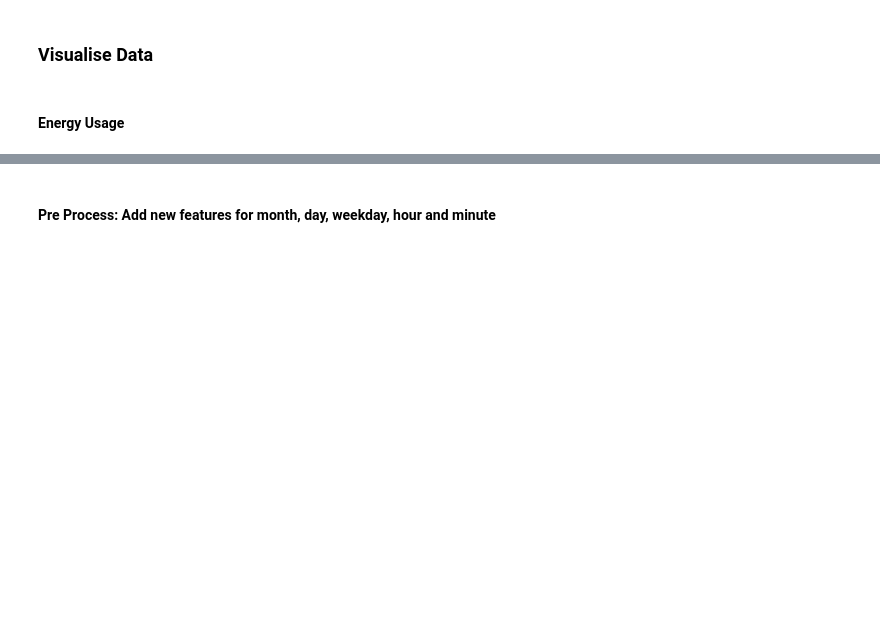
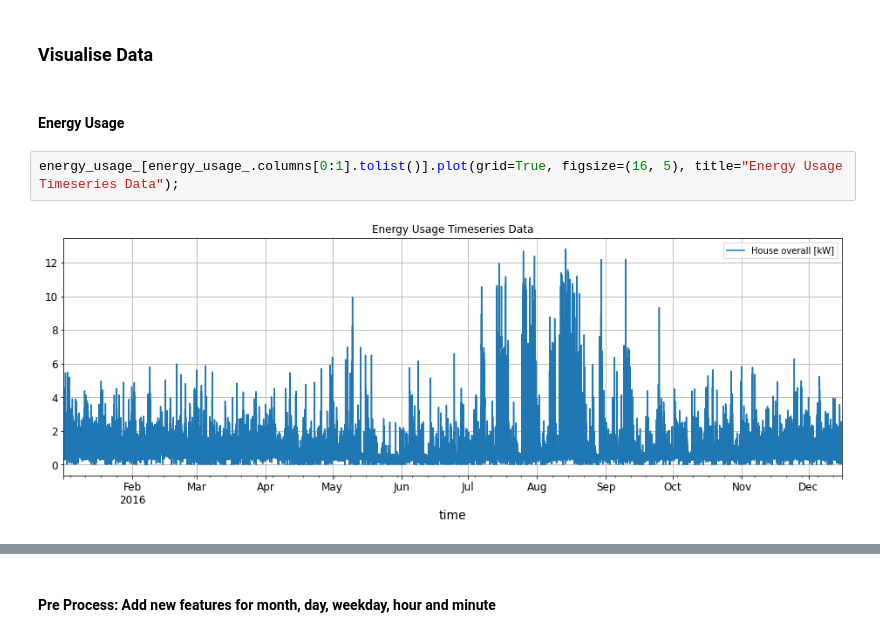
Before and after one commit to nivalf/Predict_Energy_Usage, a Jupyter notebook: predict_energy_usage.ipynb, the cells around one changed output, grey strips where cells are left out. Drawn from its saved outputs; the diff is of its cells as text; blank space fills up the shorter version.

```diff
--- a/predict_energy_usage.ipynb
+++ b/predict_energy_usage.ipynb
@@ -316,4 +313,8 @@ Temperature, apparentTemperature and dewPoint have high negative correlation (~
 ### Visualise Data
 # %% [markdown]
 #### Energy Usage
+# %%
+energy_usage_[energy_usage_.columns[0:1].tolist()].plot(grid=True, figsize=(16, 5), title="Energy Usage Timeseries Data");
+# %% [output]
+[figure, added]
 # %%
```
Also changed, not shown: parts of 68 cells of this notebook.
